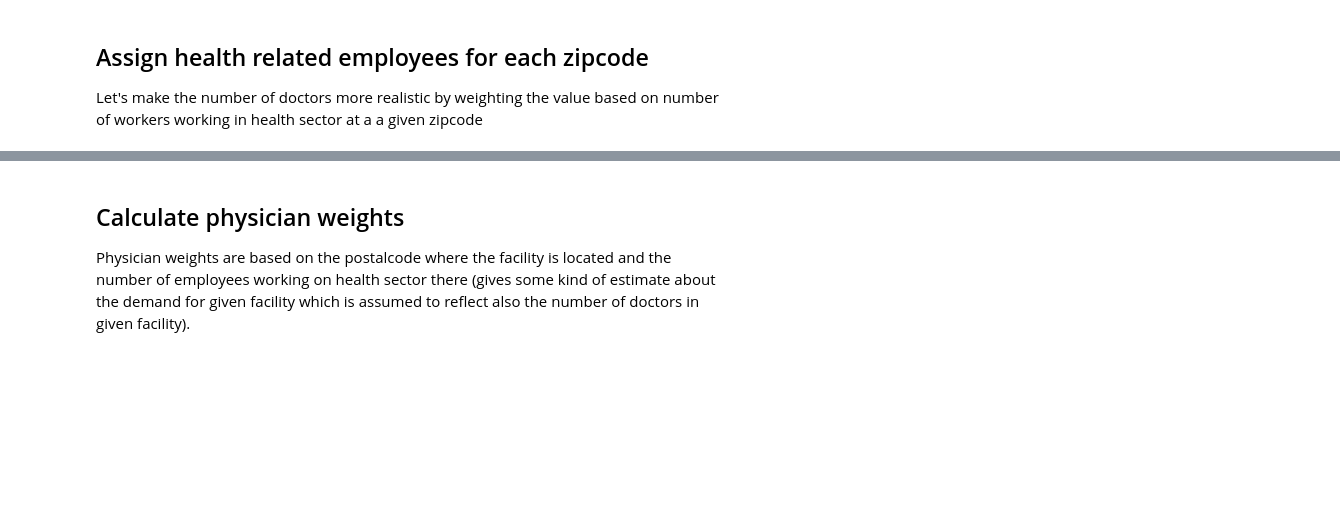
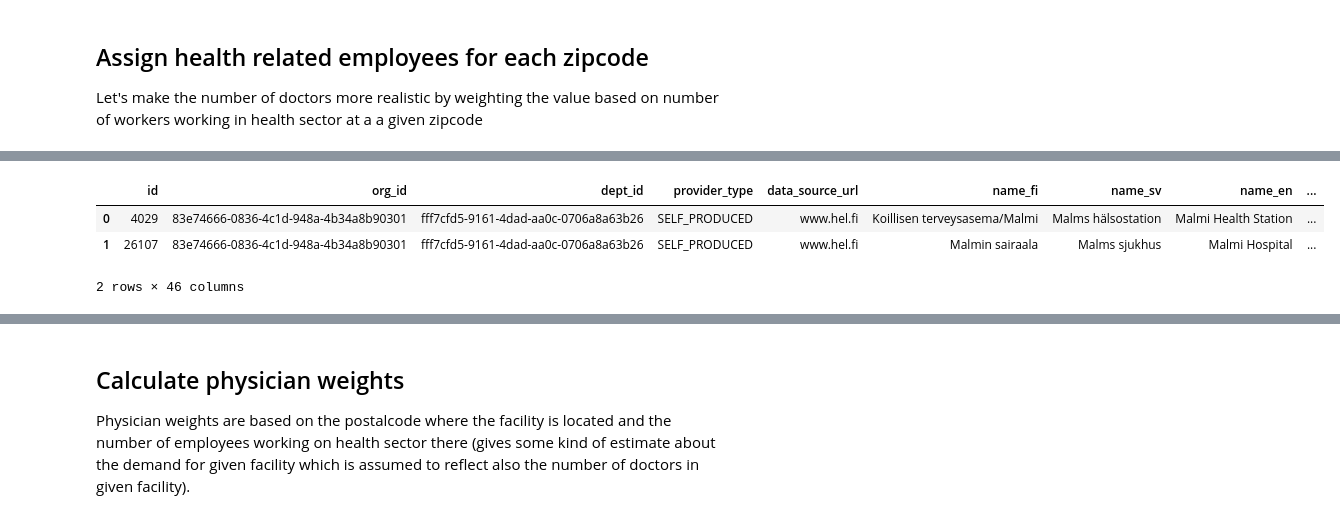
Before and after one commit to AaltoGIS/data-preparations, a Jupyter notebook: Preparing_hospital_data.ipynb, the cells around one changed output, grey strips where cells are left out. Cells and saved outputs as stored; diff of their text form; code cells hidden in the pictures; blank space fills up the shorter version.

```diff
--- a/Preparing_hospital_data.ipynb
+++ b/Preparing_hospital_data.ipynb
@@ -8,16 +8,8 @@ import geoplot as gplt
 import matplotlib.pyplot as plt
 import contextily as cx
 
-# Fetch OSM data
-osm = OSM(get_data("helsinki"))
+# Read curated list of Health care services for Helsinki Region
+data = gpd.read_file("data/Helsinki_Region_Healthcare_All_attributes.geojson")
 
-# Read services from WFS provided by "Palvelukartta"
-url = "https://kartta.hel.fi/ws/geoserver/avoindata/wfs?request=GetFeature&typename=avoindata:Toimipisterekisteri_palvelut&outputformat=JSON"
-data = gpd.read_file(url)
-
-# Select health facilities (that provide doctor's appointments)
-health_facilities = ['terveysasemat', 'kaupungin tai kunnan sairaalat', 'yliopistolliset sairaalat', 'päiväsairaalat']
-
-data = data.loc[data["service_fi"].isin(health_facilities)]
-data.plot()
+data.explore()
 # %% [output]
@@ -114,6 +94,13 @@ pop_zip = gpd.read_file(url)
 # Merge information about population ('tp_q_terv')
 data = data.merge(pop_zip[["tp_q_terv", "postinumeroalue"]], left_on="address_zip", right_on="postinumeroalue")
 data = data.drop(["postinumeroalue"], axis=1)
+# %%
+data.head(2)
+# %% [output]
+|  | id | org_id | dept_id | provider_type | data_source_url | name_fi | name_sv | name_en | ... |
+| 0 | 4029 | 83e74666-0836-4c1d-948a-4b34a8b90301 | fff7cfd5-9161-4dad-aa0c-0706a8a63b26 | SELF_PRODUCED | www.hel.fi | Koillisen terveysasema/Malmi | Malms hälsostation | Malmi Health Station | ... |
+| 1 | 26107 | 83e74666-0836-4c1d-948a-4b34a8b90301 | fff7cfd5-9161-4dad-aa0c-0706a8a63b26 | SELF_PRODUCED | www.hel.fi | Malmin sairaala | Malms sjukhus | Malmi Hospital | ... |
+2 rows × 46 columns
 # %%
 # There are cases having multiple facilities under same postal code area
 # Need to reflect that in the calculations
```
Also changed, not shown: parts of 37 cells of this notebook.
